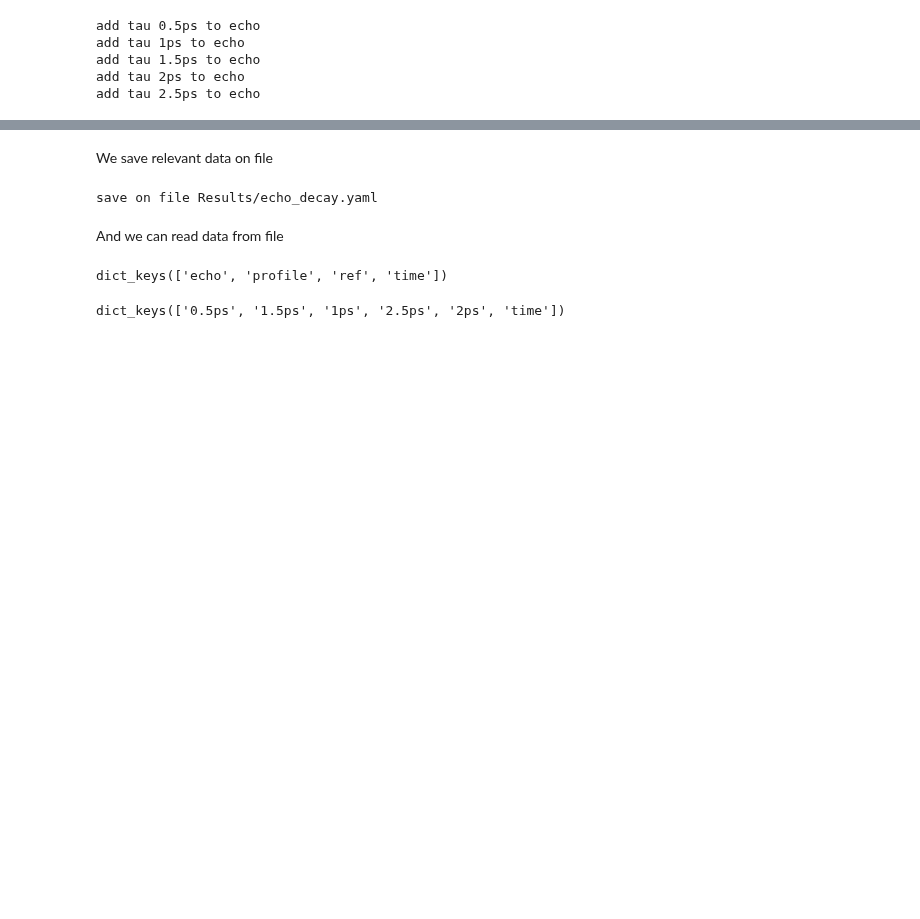
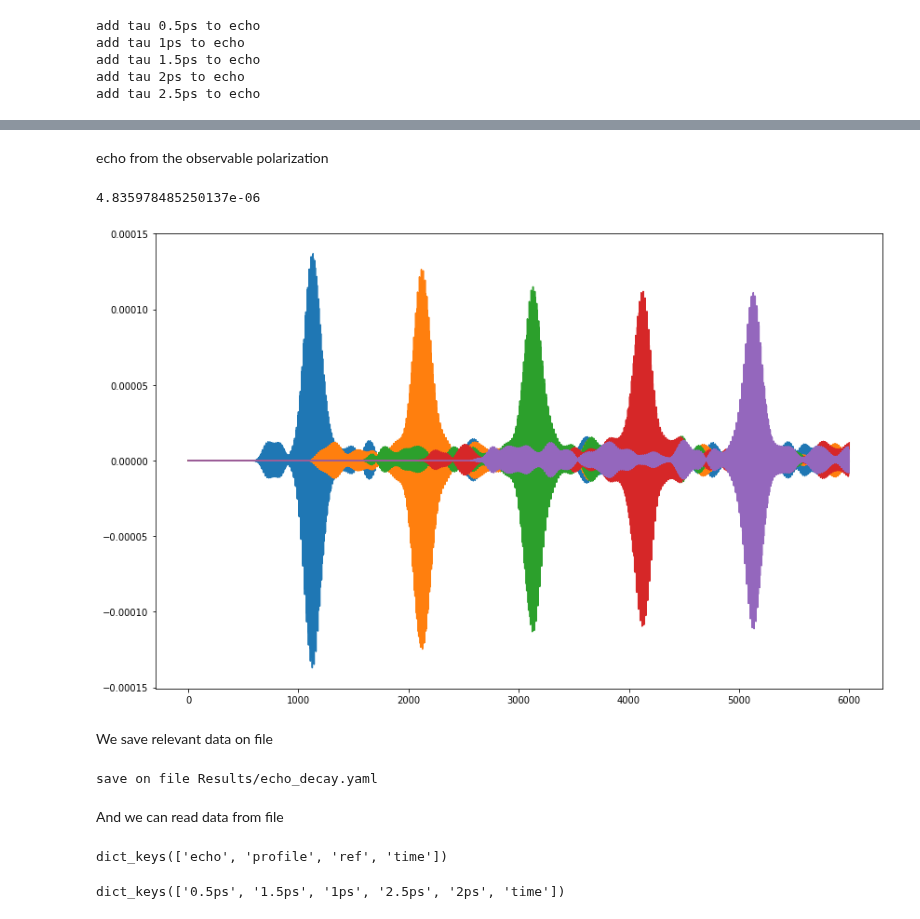
Before and after one commit to marcodalessandro76/Echo_mechanisms_decay_time_optical_orientation, a Jupyter notebook: PHOTON_ECO/RT_Echo.ipynb, the cells around one changed output, grey strips where cells are left out. Saved outputs shown, nothing was run; the diff lists cells and outputs as text; code cells hidden in the pictures; blank space fills up the shorter version.

```diff
--- a/PHOTON_ECO/RT_Echo.ipynb
+++ b/PHOTON_ECO/RT_Echo.ipynb
@@ -427,3 +434,33 @@ plt.legend()
+# %% [markdown]
+echo from the observable polarization
+# %%
+px_obs_ref = results[0].data['polarization']['Pol_x']
+#px_obs_ref = results[0].data['current']['col1']
+time_obs = results[0].data['polarization']['time']
+# %%
+echo_obs = {}
+# %%
+for t in tau:
+    px_obs =  []
+    for val in ['direct','invert']:
+        ind = study.ids.index((t,val,eta_str))
+        px_obs.append(results[ind].data['polarization']['Pol_x'])
+        #px_obs.append(results[ind].data['current']['col1'])
+    echo_obs[t] = 0.5*(px_obs[0]+px_obs[1])-px_obs_ref
+# %%
+# correct the eta factor of the valence and conduction bands
+nu = 2*1e-5/h
+nu
+# %% [output]
+4.835978485250137e-06
+# %%
+plt.figure(figsize=(14,9))
+for t in tau:
+    plt.plot(time_obs,echo_obs[t]*np.exp(nu*time_obs))
+    #plt.plot(time_dm,echo[t],label='echo_'+t)
+#plt.xlim(4000,4200)
+# %% [output]
+[figure, added]
 # %% [markdown]
 We save relevant data on file
 # %%
```
Also changed, not shown: parts of 17 cells of this notebook.
